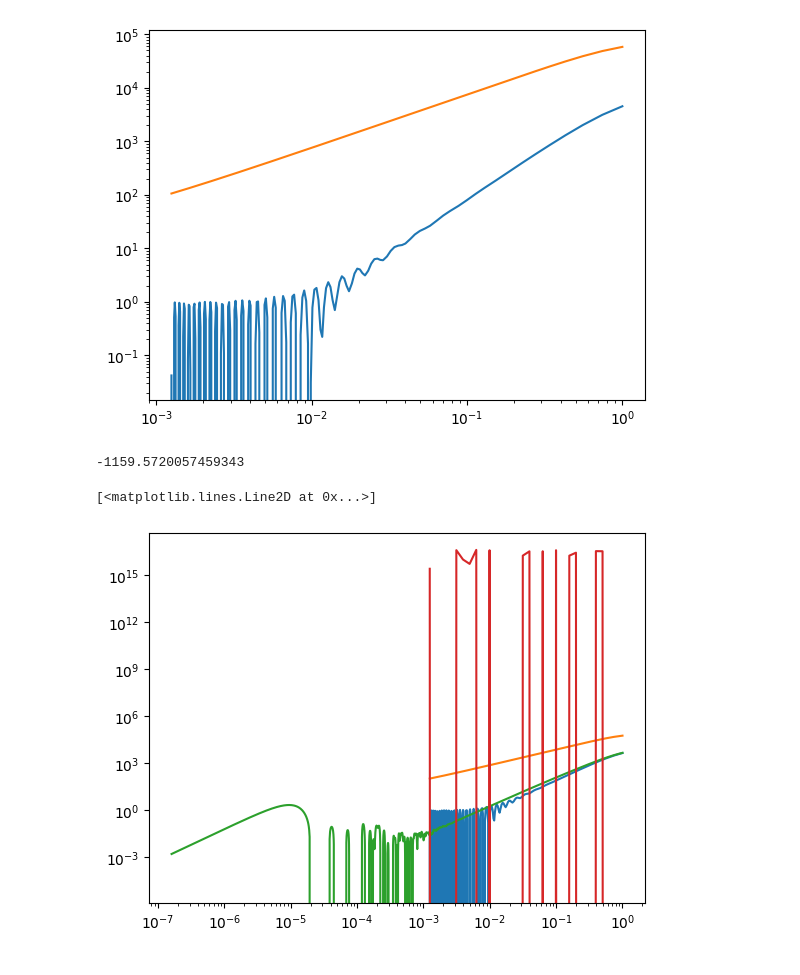
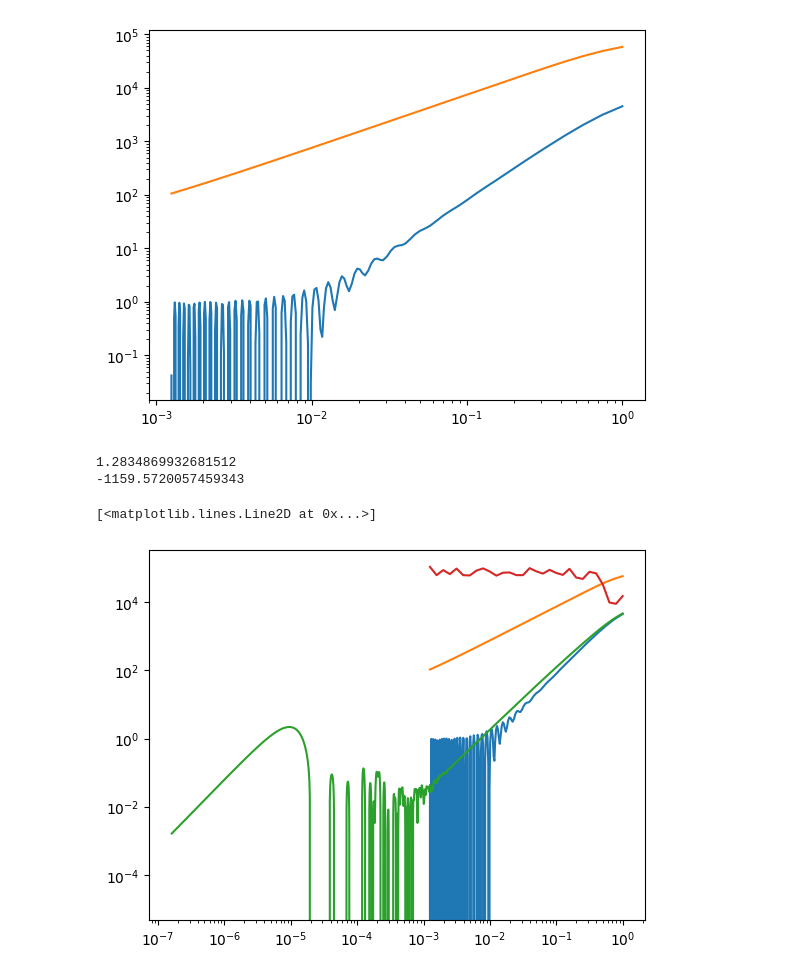
Before and after one commit to eriksteenberg/Power-spectrum-Test, a Jupyter notebook: Samlet vs. seperate diff. eq. bonus - Det er her magien sker.ipynb, the cells around one changed output. Saved outputs shown, nothing was run; the diff lists cells and outputs as text; code cells hidden in the pictures.

```diff
--- a/Samlet vs. seperate diff. eq. bonus - Det er her magien sker.ipynb
+++ b/Samlet vs. seperate diff. eq. bonus - Det er her magien sker.ipynb
@@ -761,6 +761,7 @@ kb = 8.617e-11 # MeV/K
 T0 = Tv_k * kb
 #
 h = 0.6704
+cs_factor = 2.67
 cosmo_dict ={'H0':H0, 'Omega_cdm':Omega_M, 'k_output_values':str(kvec).strip('[]'), "N_ncdm":1,
              "m_ncdm":mv_test # massen er givet i eV s' jeg min egen test m_v skal være en faktor  1e-6 mindre
            ,'output':'tCl, lCl, dTk, vTk, pCl', 'lensing':'yes',
@@ -822,6 +823,7 @@ interp_tau_from_a = scipy.interpolate.interp1d(a_class,tau_class)
 
 z = 3600
 z = 800
+z = 332
 #z = 3000
 a0 = 1/(1+z)
 T_ini = interp_tau_from_a(a0)
@@ -831,7 +833,7 @@ delta_init = scipy.interpolate.interp1d(tau_class,delta_class)(T_ini)
 theta_init = scipy.interpolate.interp1d(tau_class,theta_class)(T_ini)
 delta_neutrino_init = scipy.interpolate.interp1d(tau_class,delta_neutrino_class)(T_ini)
 theta_neutrino_init = scipy.interpolate.interp1d(tau_class,theta_neutrino_class)(T_ini)
-
+print(f"{delta_neutrino_init=}")
 #y0 = [delta_init,theta_init,delta_neutrino_init,theta_neutrino_init]
 y0 = [delta_init,-theta_init]
 k=1
@@ -845,7 +847,7 @@ def func1(a,y,mv,cs_factor,k):
     d_delta_cdm = 1/(a**2 * H(a)) * (-theta_cdm)
     d_theta_cdm = 1/(a**2 * H(a))*(-a*H(a)*theta_cdm - 3/2 * H0**2 * Omega_M/a * delta_cdm)
     d_delta = -theta/(a**2 * H(a))
-    d_theta = 1/(a**2 * H(a)) * (-a*H(a)*theta-3/2 *H0**2* Omega_M /a * delta_cdm + k**2 * cs(a,mv,cs_factor)**2 * delta)
+    d_theta = 1/(a**2 * H(a)) * (-a*H(a)*theta + k**2 * cs(a,mv,cs_factor)**2 * delta)#-3/2 *H0**2* Omega_M /a * delta_cdm
     return [d_delta,d_theta,d_delta_cdm,d_theta_cdm]
 
 
@@ -859,6 +861,16 @@ def paste():
     plt.loglog(sol.t,-sol.y[2])
     return None
 plt.loglog(a_class,-delta_neutrino_class)
+
+plt.loglog(a_class,-delta_class)
+plt.axvline(a0)
 a = sol.t
 #print(delta_cdm1)
+plt.figure(8888)
+plt.loglog(tau_class,a_class)
+plt.loglog(tau_class,(1/2 * H0 * np.sqrt(Omega_M) * (tau_class-T_ini)+np.sqrt(a0))**2)
+plt.loglog(tau_class,1/4 * H0**2 * Omega_M * tau_class**2)
+plt.axvline(T_ini)
+plt.figure(213)
+paste()
 # %% [output]
@@ -966,27 +981,38 @@ paste()
 # %% [output]
 [figure]
 # %%
-
+from scipy.special import sinc, sici
 
 def g(a,c1,c2):
     val = 2*cs_factor*k*T0/(np.sqrt(a)*H0*mv*np.sqrt(Omega_M))
     si,ci = special.sici(val)
     return 4 * cs_factor**2 * delta0*k**2*T0/(a0*H0**2 * mv**2 * Omega_M) *(ci*np.cos(val)+si*np.sin(val)) + a *delta0/a0 + c1 * np.sin(val) + c2*np.cos(val)
 
 
+print(np.sum(sici(1)))
+print((-1e3-np.cos(2*k*cs(1,mv,cs_factor)/(H0*np.sqrt(Omega_M))))/np.sin(2*k*cs(1,mv,cs_factor)/(H0*np.sqrt(Omega_M))))
 
-print((-1e3-np.cos(2*k*cs(1,mv,cs_factor)/(H0*np.sqrt(Omega_M))))/np.sin(2*k*cs(1,mv,cs_factor)/(H0*np.sqrt(Omega_M))))
+
+def g(a):
+    c =  cs(1,mv,cs_factor) # alle factorerne i cs(a)
+
+    return (c*delta0 * H0**2 * k * Omega_M-2*c**3 *delta0*k**3 * np.cos(((-2+126*np.sqrt(a))*c*k)/(np.sqrt(a)*H0*np.sqrt(Omega_M)) )*sinc(63*c*k/(H0*np.sqrt(Omega_M)))
+           +c**3 * delta0*k**3 * np.cos(2*c*k/(np.sqrt(a)*H0*np.sqrt(Omega_M))) *
+            ( -4*sici(63*c*k/(H0*np.sqrt(Omega_M)))[1]+4*sici(2*c*k/(np.sqrt(a)*H0*np.sqrt(Omega_M)))[1]+2*sinc(63*c*k/(H0*np.sqrt(Omega_M))))
+           +c**3 * delta0*k**3 * np.sin(2*c*k/(np.sqrt(a)*H0*np.sqrt(Omega_M))) *
+            ( -4*sici(63*c*k/(H0*np.sqrt(Omega_M)))[0]+4*sici(2*c*k/(np.sqrt(a)*H0*np.sqrt(Omega_M)))[0])) /(a0*c*H0**2 * k *Omega_M)
 
 paste()
 
 plt.loglog(a_class,-delta_neutrino_class)
 a = np.logspace(np.log10(a0),0,30)
 #plt.loglog(a_class,delta_neutrino_class)
-plt.loglog(a,g(a,-1158,1))
+plt.loglog(a,-g(a))#,-1158,1))
 #plt.loglog(a,-f(a,0))
 # %% [output]
+1.2834869932681512
 -1159.5720057459343
 [<matplotlib.lines.Line2D at 0x...>]
-[figure, old version]
+[figure, new version]
 # %% [markdown]
 ![Sk%C3%A6rmbillede%202023-03-06%20083719.png](attachment:Sk%C3%A6rmbillede%202023-03-06%20083719.png)
```
Also changed, not shown: parts of 1 cell of this notebook, 2 other files.
